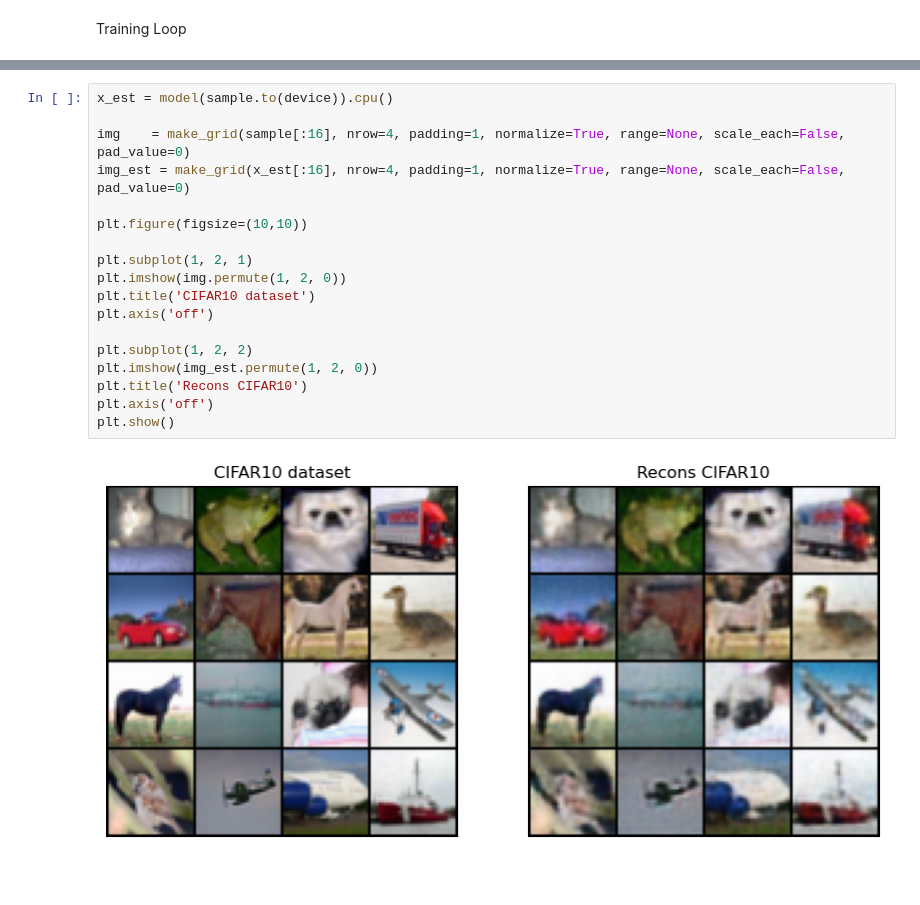
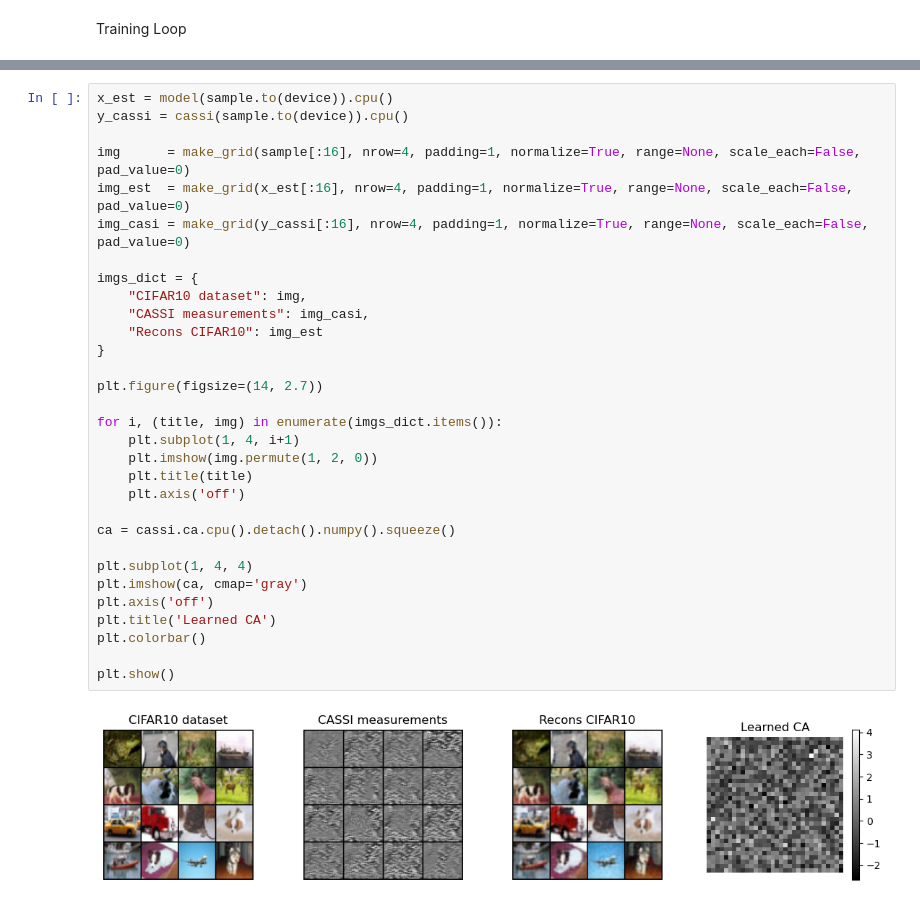
Before and after one commit to pycolibri/pycolibri, a Jupyter notebook: examples/demo_cassi.ipynb, the cells around one changed output, grey strips where cells are left out. Cells and saved outputs as stored; diff of their text form; blank space fills up the shorter version.

Commit message:
include history plot and coded aperture visualization

```diff
--- a/examples/demo_cassi.ipynb
+++ b/examples/demo_cassi.ipynb
@@ -130,20 +179,33 @@ for epoch in range(epochs):
 # %%
 x_est = model(sample.to(device)).cpu()
+y_cassi = cassi(sample.to(device)).cpu()
 
-img    = make_grid(sample[:16], nrow=4, padding=1, normalize=True, range=None, scale_each=False, pad_value=0)
-img_est = make_grid(x_est[:16], nrow=4, padding=1, normalize=True, range=None, scale_each=False, pad_value=0)
+img      = make_grid(sample[:16], nrow=4, padding=1, normalize=True, range=None, scale_each=False, pad_value=0)
+img_est  = make_grid(x_est[:16], nrow=4, padding=1, normalize=True, range=None, scale_each=False, pad_value=0)
+img_casi = make_grid(y_cassi[:16], nrow=4, padding=1, normalize=True, range=None, scale_each=False, pad_value=0)
 
-plt.figure(figsize=(10,10))
+imgs_dict = {
+    "CIFAR10 dataset": img,
+    "CASSI measurements": img_casi,
+    "Recons CIFAR10": img_est
+}
 
-plt.subplot(1, 2, 1)
-plt.imshow(img.permute(1, 2, 0))
-plt.title('CIFAR10 dataset')
+plt.figure(figsize=(14, 2.7))
+
+for i, (title, img) in enumerate(imgs_dict.items()):
+    plt.subplot(1, 4, i+1)
+    plt.imshow(img.permute(1, 2, 0))
+    plt.title(title)
+    plt.axis('off')
+
+ca = cassi.ca.cpu().detach().numpy().squeeze()
+
+plt.subplot(1, 4, 4)
+plt.imshow(ca, cmap='gray')
 plt.axis('off')
+plt.title('Learned CA')
+plt.colorbar()
 
-plt.subplot(1, 2, 2)
-plt.imshow(img_est.permute(1, 2, 0))
-plt.title('Recons CIFAR10')
-plt.axis('off')
 plt.show()
 # %% [output]
-[figure, old version]
+[figure, new version]
```
Also changed, not shown: parts of 4 cells of this notebook.
